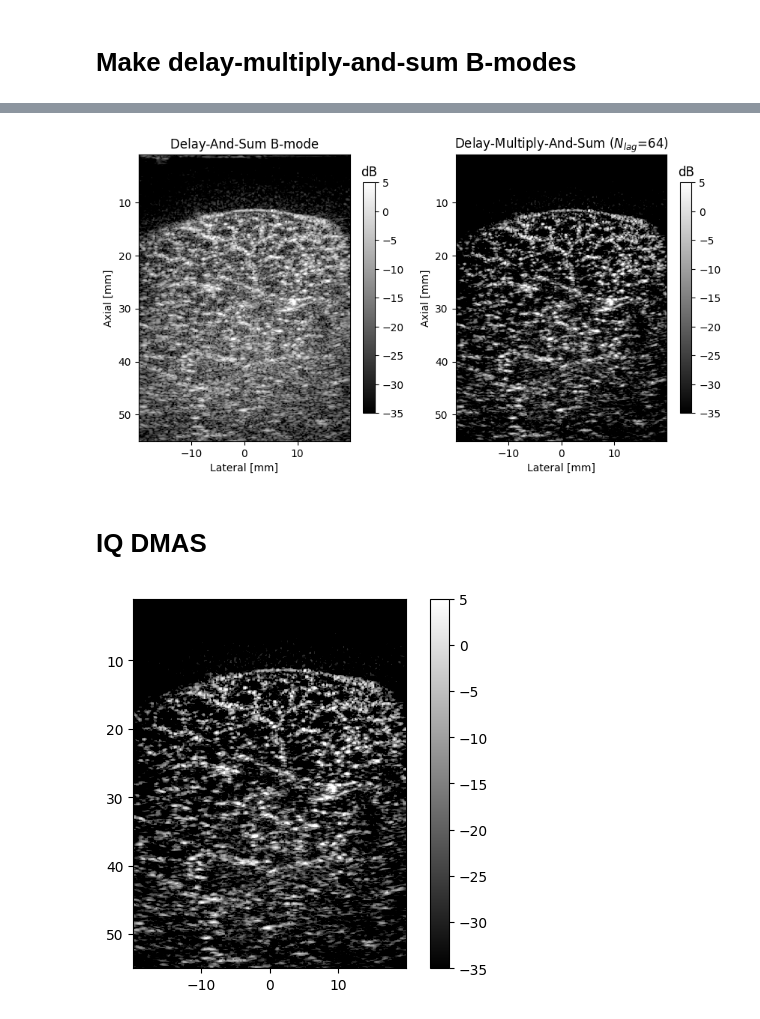
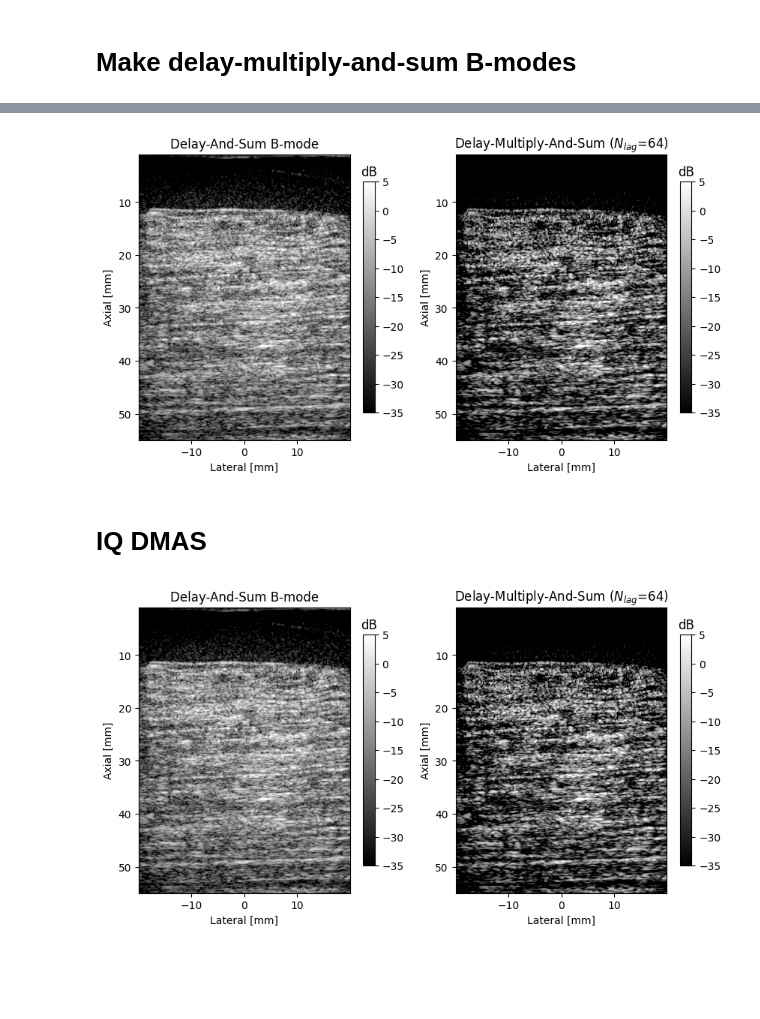
Before and after one commit to wewightman/pycbf, a Jupyter notebook: examples/IQ_DMAS.ipynb, the cells around one changed output, grey strips where cells are left out. Cells and saved outputs as stored; diff of their text form; code cells hidden in the pictures; blank space fills up the shorter version.

```diff
--- a/examples/IQ_DMAS.ipynb
+++ b/examples/IQ_DMAS.ipynb
@@ -49,7 +49,7 @@ def calc_lagn_coherence(subset, lag:int):
 # %%
 sospeak = 1540
 
-fnum = 1
+fnum = 0.8
 
 dsfx = 2
 dsfz = 2*dsfx
@@ -88,7 +88,7 @@ bfparams = helpers.make_tabs_and_apods_2D(
 apodrx_coherence = bfparams['apodrx'].reshape(-1, len(xout), len(zout))
 # %%
 nlag = 10
-subset = rf[1]
+subset = rf[0]
 
 t1 = time()
 bmfrm = TabbedBeamformer(
@@ -287,7 +287,7 @@ plt.colorbar(pltim, ax=ax, shrink=0.8).ax.set_title("dB")
 
 plt.show()
 # %% [output]
-[figure, old version]
+[figure, new version]
 # %% [markdown]
 # IQ DMAS
 # %%
@@ -307,12 +307,29 @@ for nlag in range(1, nlag+1):
     product = im_txsum_hilbert[:-nlag]*im_txsum_hilbert[nlag:]
     iq_dmas += np.sum(np.exp(1j*np.angle(product))*(np.sqrt(np.abs(product))), axis=0)
 # %%
-env = np.abs(iq_dmas)
-logged = 20*np.log10(env/np.percentile(env, 99))
+fig, axes = plt.subplots(1, 2)
+fig.set_size_inches(10, 5)
 
-plt.figure()
-plt.imshow(logged.T, vmin=-35, vmax=5, extent=ex_axlat, cmap='gray')
-plt.colorbar()
+env = np.abs(hilbert(das, axis=-1)).T
+logged = 20 * np.log10(env/np.nanpercentile(env, 99))
+
+ax = axes[0]
+pltim = ax.imshow(logged, vmin=-35, vmax=5, cmap='gray', extent=ex_axlat)
+ax.set_ylabel("Axial [mm]")
+ax.set_xlabel("Lateral [mm]")
+ax.set_title("Delay-And-Sum B-mode")
+plt.colorbar(pltim, ax=ax, shrink=0.8).ax.set_title("dB")
+
+env = np.abs(hilbert(dmas_filt, axis=-1)).T
+logged = 20 * np.log10(env/np.nanpercentile(env, 99))
+
+ax = axes[1]
+pltim = ax.imshow(logged, vmin=-35, vmax=5, cmap='gray', extent=ex_axlat)
+ax.set_ylabel("Axial [mm]")
+ax.set_xlabel("Lateral [mm]")
+ax.set_title(f"Delay-Multiply-And-Sum ($N_{{lag}}$={nlag})")
+plt.colorbar(pltim, ax=ax, shrink=0.8).ax.set_title("dB")
+
 plt.show()
 # %% [output]
-[figure, old version]
+[figure, new version]
```
Also changed, not shown: parts of 6 cells of this notebook.
